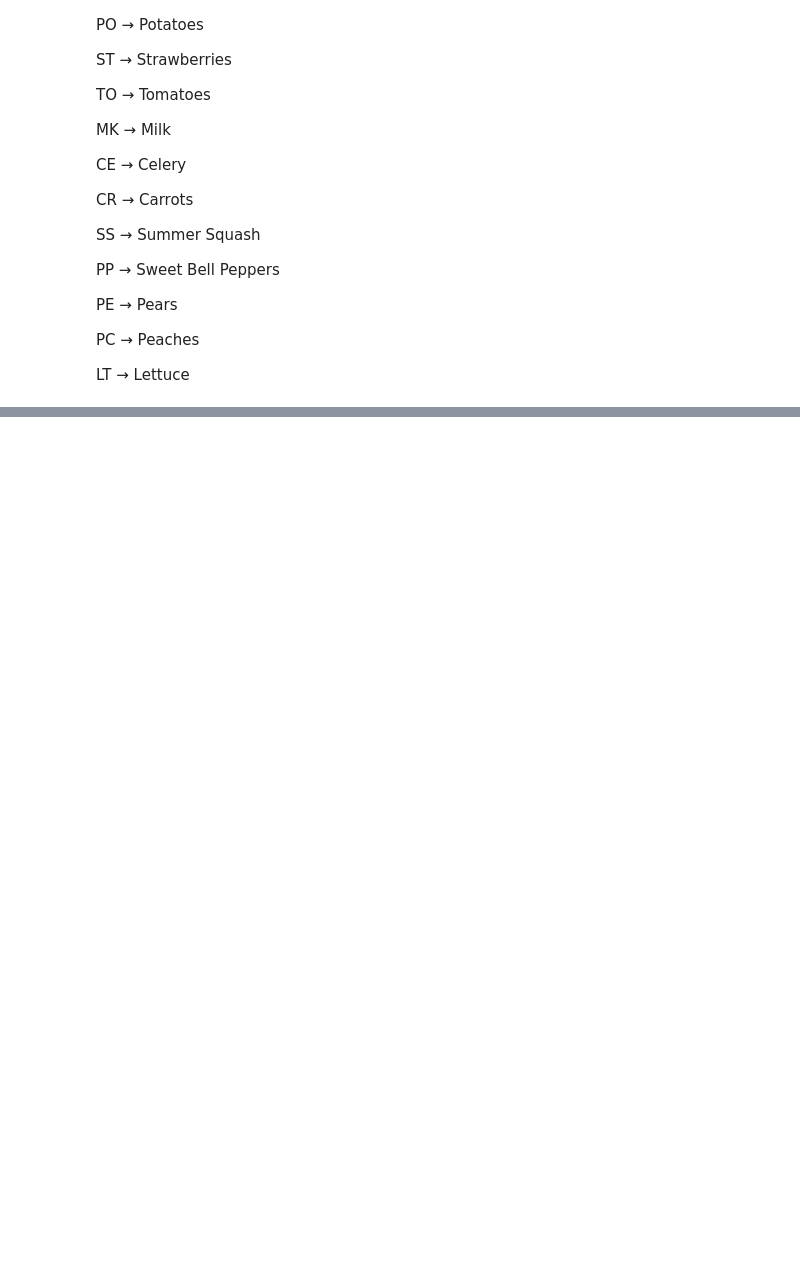
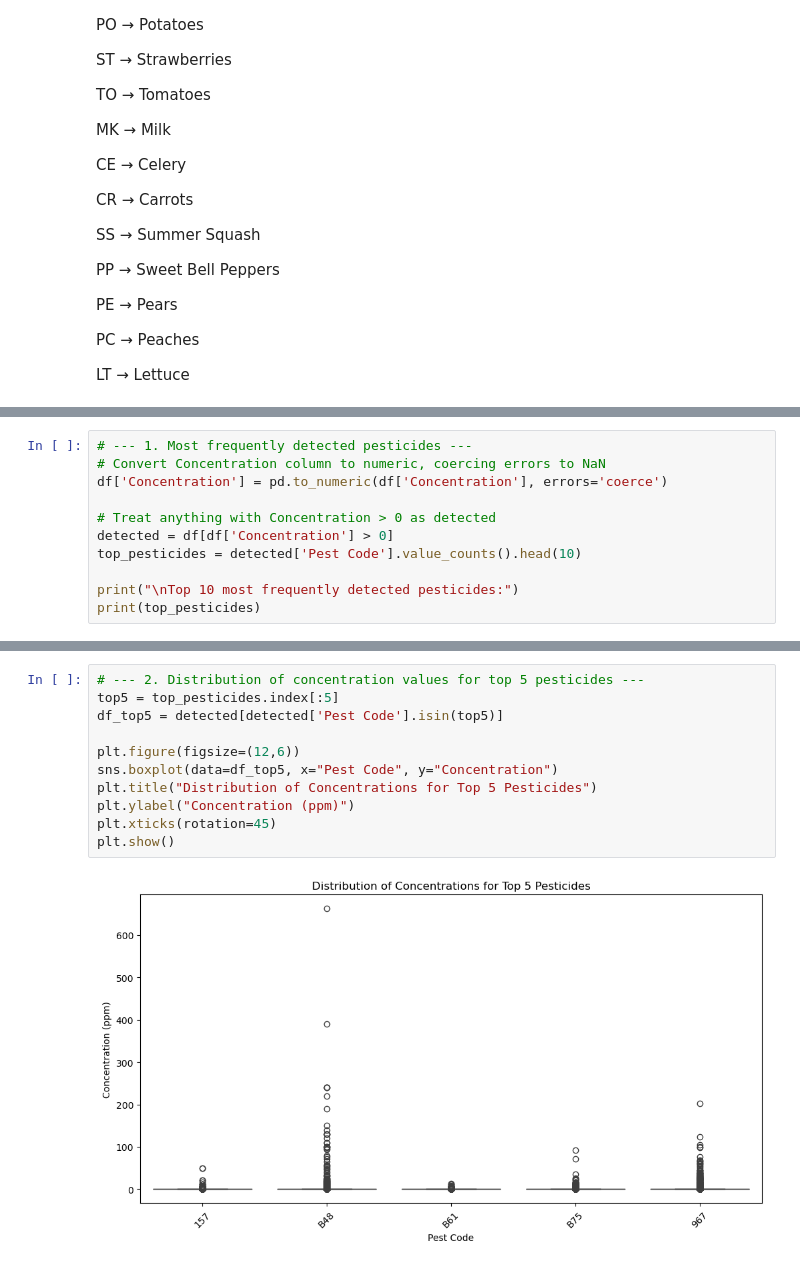
Before and after one commit to raghavdhir03/pesticides-health-risks, a Jupyter notebook: notebooks/part1eda_neha.ipynb, the cells around one changed output, grey strips where cells are left out. Cells and saved outputs as stored; diff of their text form; blank space fills up the shorter version.

```diff
--- a/notebooks/part1eda_neha.ipynb
+++ b/notebooks/part1eda_neha.ipynb
@@ -159,0 +170,11 @@ LT → Lettuce
+# %%
+# --- 1. Most frequently detected pesticides ---
+# Convert Concentration column to numeric, coercing errors to NaN
+df['Concentration'] = pd.to_numeric(df['Concentration'], errors='coerce')
+
+# Treat anything with Concentration > 0 as detected
+detected = df[df['Concentration'] > 0]
+top_pesticides = detected['Pest Code'].value_counts().head(10)
+
+print("\nTop 10 most frequently detected pesticides:")
+print(top_pesticides)
@@ -159,0 +195,13 @@ LT → Lettuce
+# %%
+# --- 2. Distribution of concentration values for top 5 pesticides ---
+top5 = top_pesticides.index[:5]
+df_top5 = detected[detected['Pest Code'].isin(top5)]
+
+plt.figure(figsize=(12,6))
+sns.boxplot(data=df_top5, x="Pest Code", y="Concentration")
+plt.title("Distribution of Concentrations for Top 5 Pesticides")
+plt.ylabel("Concentration (ppm)")
+plt.xticks(rotation=45)
+plt.show()
+# %% [output]
+[figure, added]
```
Also changed, not shown: parts of 4 cells of this notebook.
